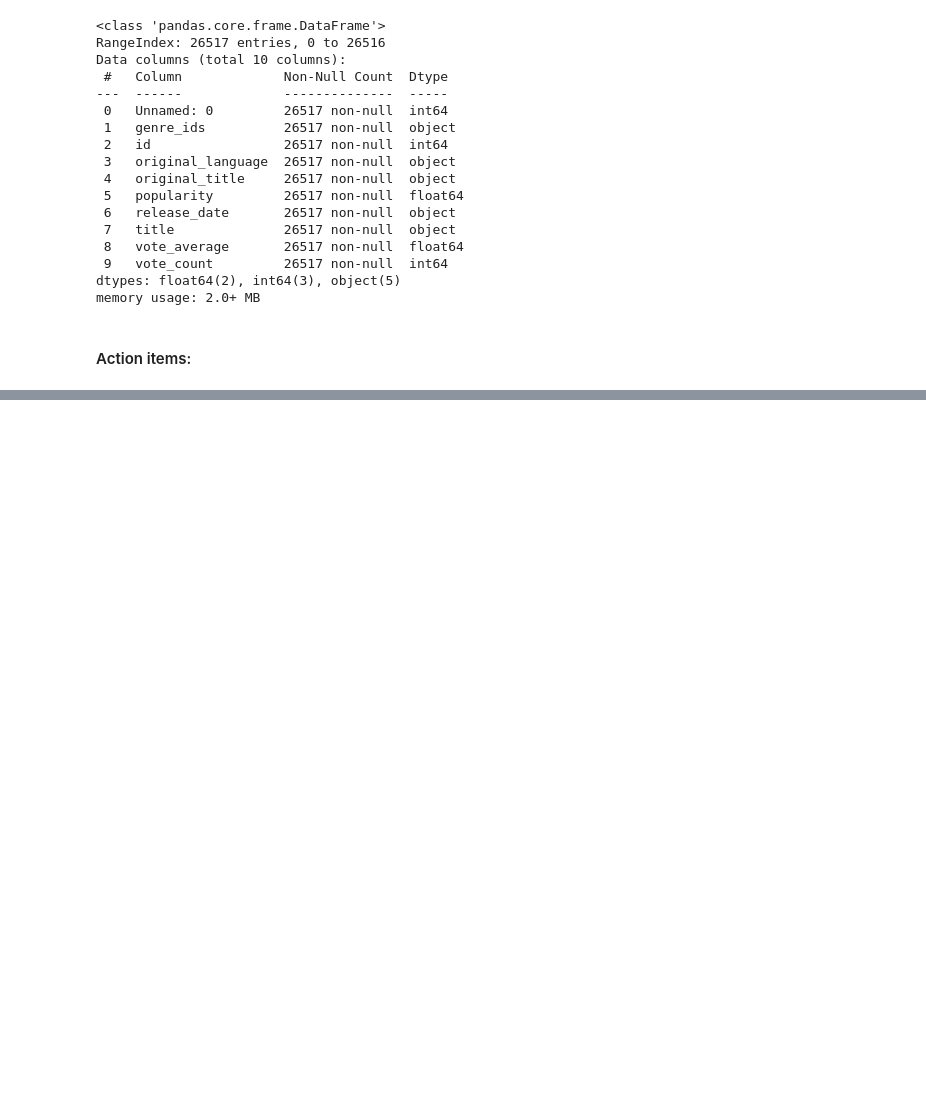
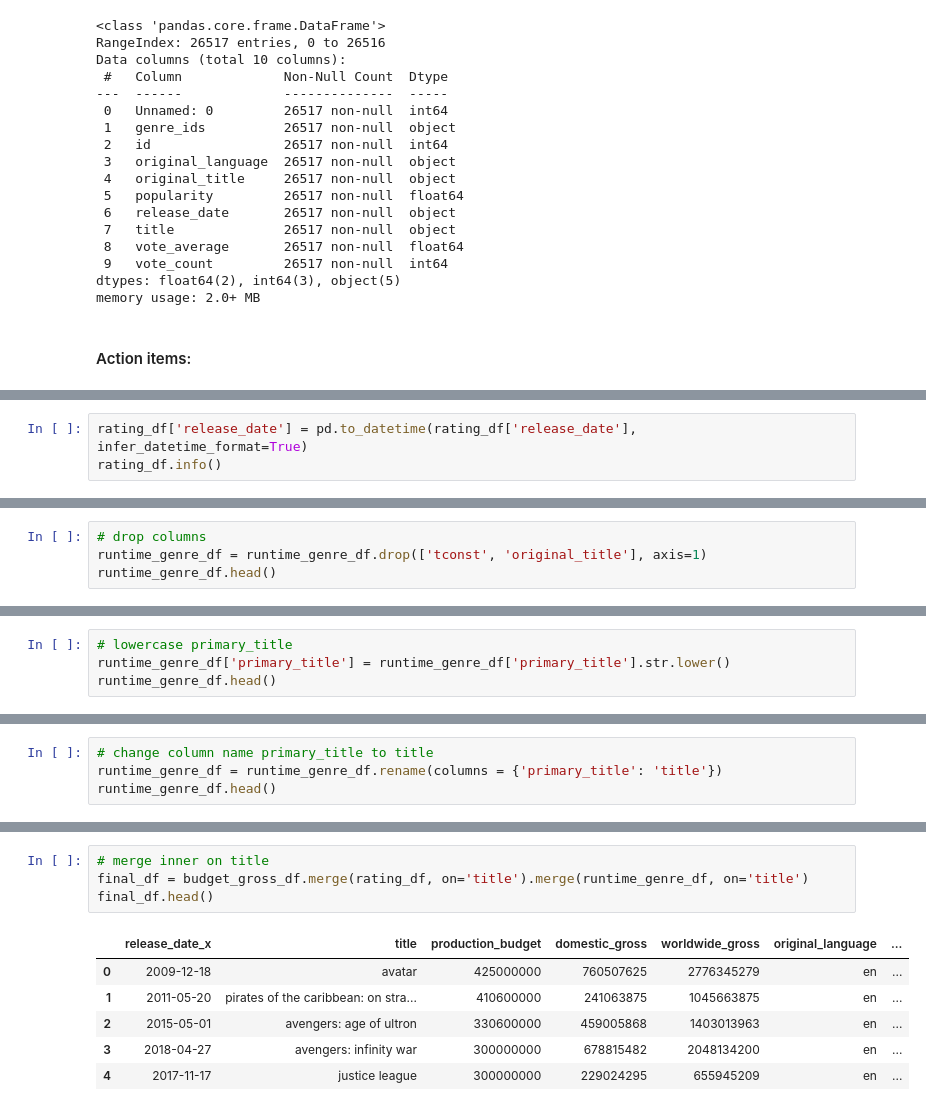
Before and after one commit to dquillao/dsc-mod-1-project-v2-1-online-ds-sp-000, a Jupyter notebook: EDA 2.ipynb, the cells around one changed output, grey strips where cells are left out. Cells and saved outputs as stored; diff of their text form; blank space fills up the shorter version.

Commit message:
Completed merge

```diff
--- a/EDA 2.ipynb
+++ b/EDA 2.ipynb
@@ -316,0 +386,3 @@ memory usage: 2.0+ MB
+# %%
+rating_df['release_date'] = pd.to_datetime(rating_df['release_date'], infer_datetime_format=True)
+rating_df.info()
@@ -316,0 +420,4 @@ memory usage: 2.0+ MB
+# %%
+# drop columns
+runtime_genre_df = runtime_genre_df.drop(['tconst', 'original_title'], axis=1)
+runtime_genre_df.head()
@@ -316,0 +431,4 @@ memory usage: 2.0+ MB
+# %%
+# lowercase primary_title
+runtime_genre_df['primary_title'] = runtime_genre_df['primary_title'].str.lower()
+runtime_genre_df.head()
@@ -316,0 +442,4 @@ memory usage: 2.0+ MB
+# %%
+# change column name primary_title to title
+runtime_genre_df = runtime_genre_df.rename(columns = {'primary_title': 'title'})
+runtime_genre_df.head()
@@ -316,0 +530,11 @@ memory usage: 2.0+ MB
+# %%
+# merge inner on title
+final_df = budget_gross_df.merge(rating_df, on='title').merge(runtime_genre_df, on='title')
+final_df.head()
+# %% [output]
+|  | release_date_x | title | production_budget | domestic_gross | worldwide_gross | original_language | ... |
+| 0 | 2009-12-18 | avatar | 425000000 | 760507625 | 2776345279 | en | ... |
+| 1 | 2011-05-20 | pirates of the caribbean: on stra... | 410600000 | 241063875 | 1045663875 | en | ... |
+| 2 | 2015-05-01 | avengers: age of ultron | 330600000 | 459005868 | 1403013963 | en | ... |
+| 3 | 2018-04-27 | avengers: infinity war | 300000000 | 678815482 | 2048134200 | en | ... |
+| 4 | 2017-11-17 | justice league | 300000000 | 229024295 | 655945209 | en | ... |
```
Also changed, not shown: parts of 23 cells of this notebook.
